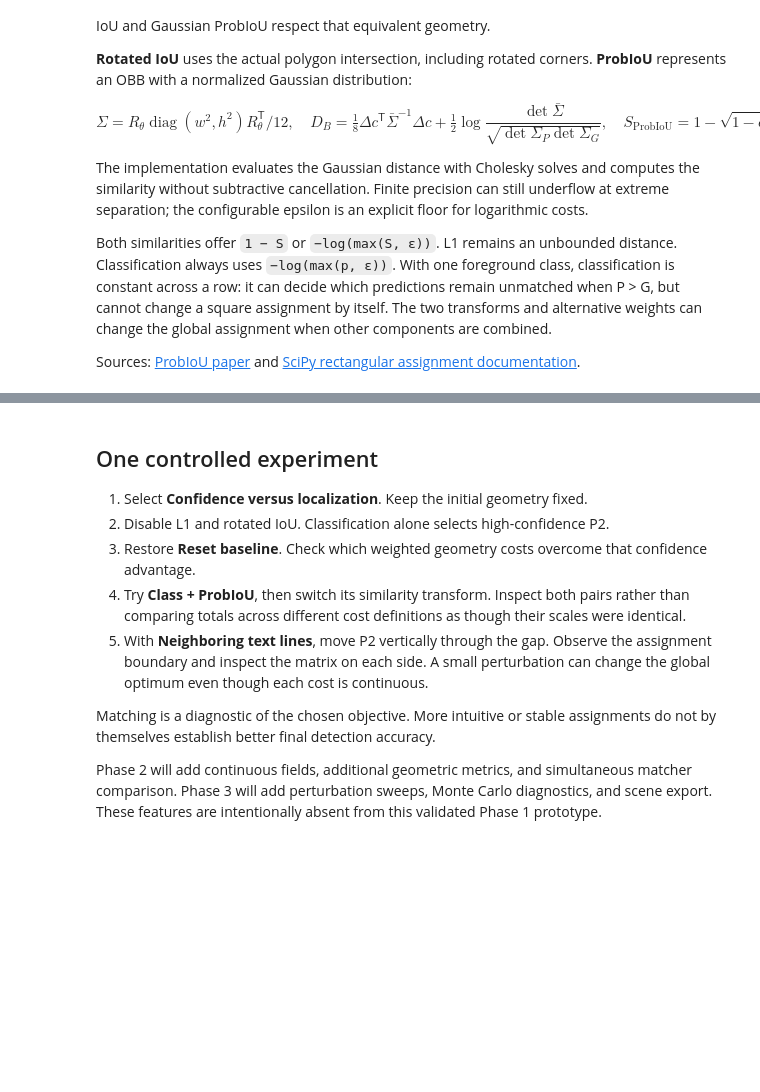
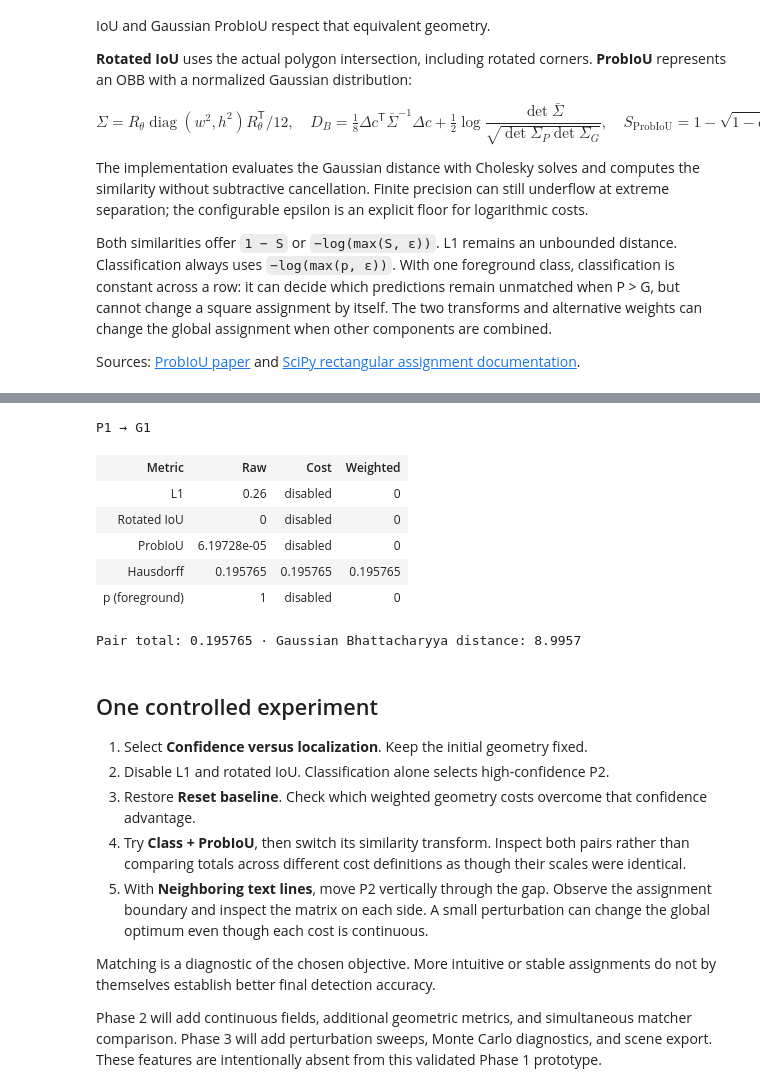
Before and after one commit to Red-Eyed/ml-sandbox, a Jupyter notebook: 06_hungarian_matcher/matcher_lab.ipynb, the cells around one changed output, grey strips where cells are left out. Saved outputs shown, nothing was run; the diff lists cells and outputs as text; code cells hidden in the pictures; blank space fills up the shorter version.

```diff
--- a/06_hungarian_matcher/matcher_lab.ipynb
+++ b/06_hungarian_matcher/matcher_lab.ipynb
@@ -155,0 +190,15 @@ Sources: [ProbIoU paper](https://arxiv.org/abs/2106.06072) and
+# %%
+hausdorff_scene = scenes["Oversized competing prediction"]
+hausdorff_config = MatcherConfig((CostTerm(Metric.HAUSDORFF, 1.0),), hausdorff_points=4)
+hausdorff_evaluation = evaluate_costs(
+    hausdorff_scene.predictions, hausdorff_scene.targets, hausdorff_config
+)
+assert solve_assignment(hausdorff_evaluation.total).pairs == ((0, 0), (1, 1))
+probiou_config = MatcherConfig((CostTerm(Metric.PROBIOU, 1.0),))
+probiou_evaluation = evaluate_costs(
+    hausdorff_scene.predictions, hausdorff_scene.targets, probiou_config
+)
+assert solve_assignment(probiou_evaluation.total).pairs == ((1, 1), (2, 0))
+display(SVG(static_preview(hausdorff_scene, hausdorff_config)))
+display(HTML(pair_html(hausdorff_scene, hausdorff_config, hausdorff_evaluation, "P1", "G1")))
+# %% [output]
@@ -156,3 +206,11 @@ Sources: [ProbIoU paper](https://arxiv.org/abs/2106.06072) and
+P1 → G1
+| Metric | Raw | Cost | Weighted |
+| L1 | 0.26 | disabled | 0 |
+| Rotated IoU | 0 | disabled | 0 |
+| ProbIoU | 6.19728e-05 | disabled | 0 |
+| Hausdorff | 0.195765 | 0.195765 | 0.195765 |
+| p (foreground) | 1 | disabled | 0 |
+Pair total: 0.195765 · Gaussian Bhattacharyya distance: 8.9957
 # %% [markdown]
 ## One controlled experiment
 
```
Also changed, not shown: parts of 3 cells of this notebook, 9 other files.
